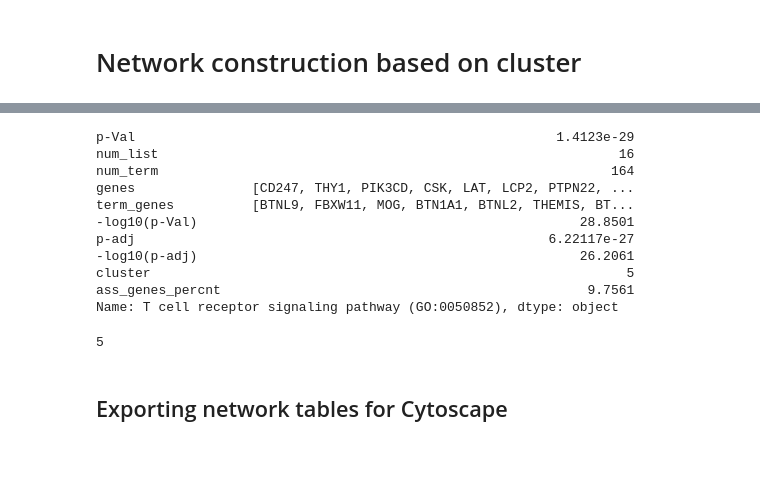
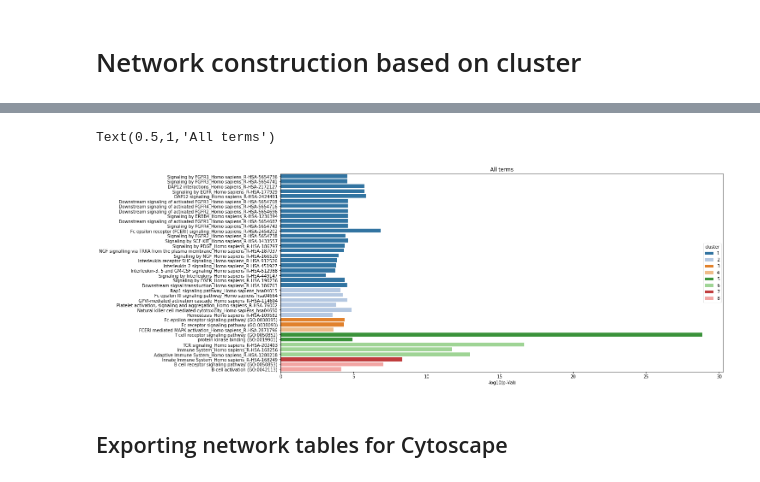
Before and after one commit to Benja1972/bioinformatics, a Jupyter notebook: EnrichrLib_tutorial.ipynb, the cells around one changed output, grey strips where cells are left out. Cells and saved outputs as stored; diff of their text form; code cells hidden in the pictures.

```diff
--- a/EnrichrLib_tutorial.ipynb
+++ b/EnrichrLib_tutorial.ipynb
@@ -191,0 +194,25 @@ nt, nt_tb, G = erl.make_graph(gl, enrr, kappa=0.4, draw=True, palette=cm)
+# %%
+enrrr.sort_values('cluster', axis=0, inplace = True)
+
+# use consistent discrete palette
+cm = 'tab20'
+
+dss = enrrr.head(40)
+
+f, ax = plt.subplots(figsize=(18.5, 8.5))
+sns.barplot(y=dss.index,
+            x='-log10(p-Val)',
+            ax = ax,
+            hue ='cluster',
+            dodge=False,
+            data = dss,
+            palette = cm)
+ax.set_title('All terms')
+
+
+
+
+#G.nodes['T cell receptor signaling pathway (GO:0050852)']
+# %% [output]
+Text(0.5,1,'All terms')
+[figure, added]
@@ -192,22 +227,6 @@ nt, nt_tb, G = erl.make_graph(gl, enrr, kappa=0.4, draw=True, palette=cm)
 # %%
 #enrr.head(40).index
-enrr.loc['T cell receptor signaling pathway (GO:0050852)']
+#enrr.loc['T cell receptor signaling pathway (GO:0050852)']
-# %% [output]
-p-Val                                                      1.4123e-29
-num_list                                                           16
-num_term                                                          164
-genes               [CD247, THY1, PIK3CD, CSK, LAT, LCP2, PTPN22, ...
-term_genes          [BTNL9, FBXW11, MOG, BTN1A1, BTNL2, THEMIS, BT...
--log10(p-Val)                                                 28.8501
-p-adj                                                     6.22117e-27
--log10(p-adj)                                                 26.2061
-cluster                                                             5
-ass_genes_percnt                                               9.7561
-Name: T cell receptor signaling pathway (GO:0050852), dtype: object
-# %%
-G.nodes['T cell receptor signaling pathway (GO:0050852)']['cluster']
-# %% [output]
-5
 # %% [markdown]
 ## Exporting network tables for Cytoscape
 # %%
```
Also changed, not shown: parts of 14 cells of this notebook, 5 other files.
